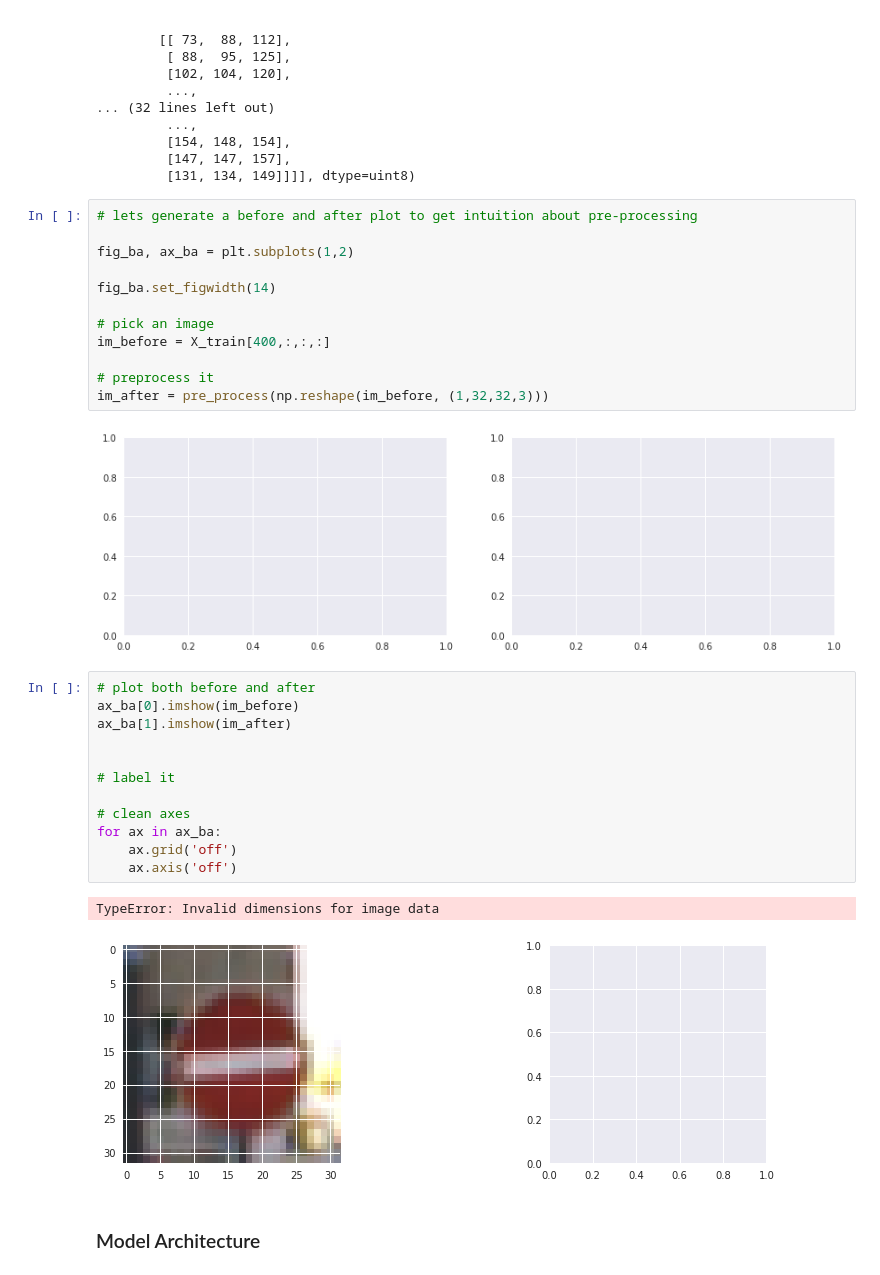
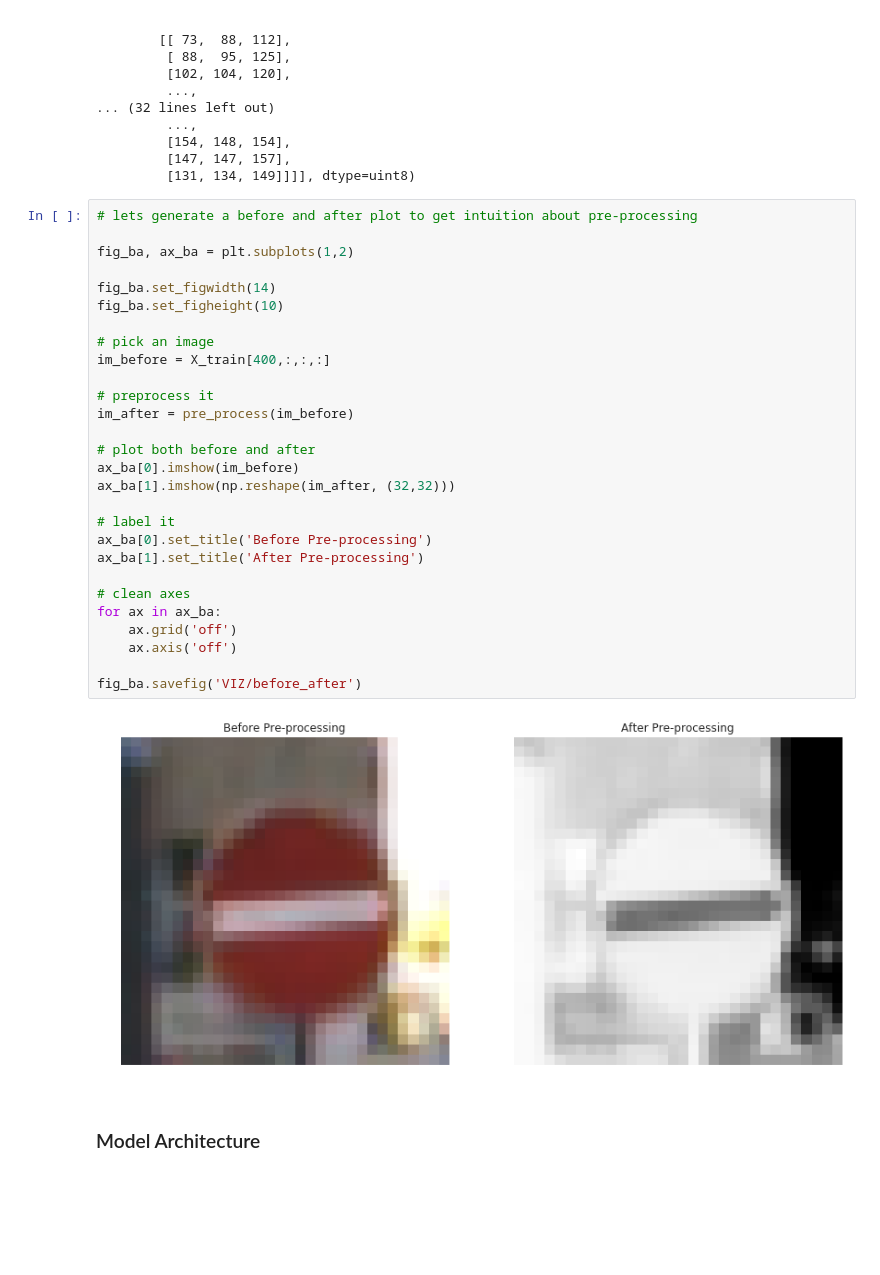
Before and after one commit to evanfwelch/CarND-Traffic-Sign-Classifier-Project, a Jupyter notebook: Traffic_Sign_Classifier.ipynb, the cells around one changed output. Saved outputs shown, nothing was run; the diff lists cells and outputs as text; blank space fills up the shorter version.

```diff
--- a/Traffic_Sign_Classifier.ipynb
+++ b/Traffic_Sign_Classifier.ipynb
@@ -285,32 +285,33 @@ array([[[[ 90, 105, 123],
 # %%
 # lets generate a before and after plot to get intuition about pre-processing
 
 fig_ba, ax_ba = plt.subplots(1,2)
 
 fig_ba.set_figwidth(14)
+fig_ba.set_figheight(10)
 
 # pick an image
 im_before = X_train[400,:,:,:]
 
 # preprocess it
-im_after = pre_process(np.reshape(im_before, (1,32,32,3)))
+im_after = pre_process(im_before)
+
+# plot both before and after
+ax_ba[0].imshow(im_before)
+ax_ba[1].imshow(np.reshape(im_after, (32,32)))
+
+# label it
+ax_ba[0].set_title('Before Pre-processing')
+ax_ba[1].set_title('After Pre-processing')
+
+# clean axes
+for ax in ax_ba:
+    ax.grid('off')
+    ax.axis('off')
+
+fig_ba.savefig('VIZ/before_after')
 # %% [output]
-[figure, old version]
+[figure, new version]
-# %%
-# plot both before and after
-ax_ba[0].imshow(im_before)
-ax_ba[1].imshow(im_after)
-
-
-# label it
-
-# clean axes
-for ax in ax_ba:
-    ax.grid('off')
-    ax.axis('off')
-# %% [output]
-TypeError: Invalid dimensions for image data
-[figure, removed]
 # %% [markdown]
 ### Model Architecture
 # %%
```
Also changed, not shown: 1 other file.
